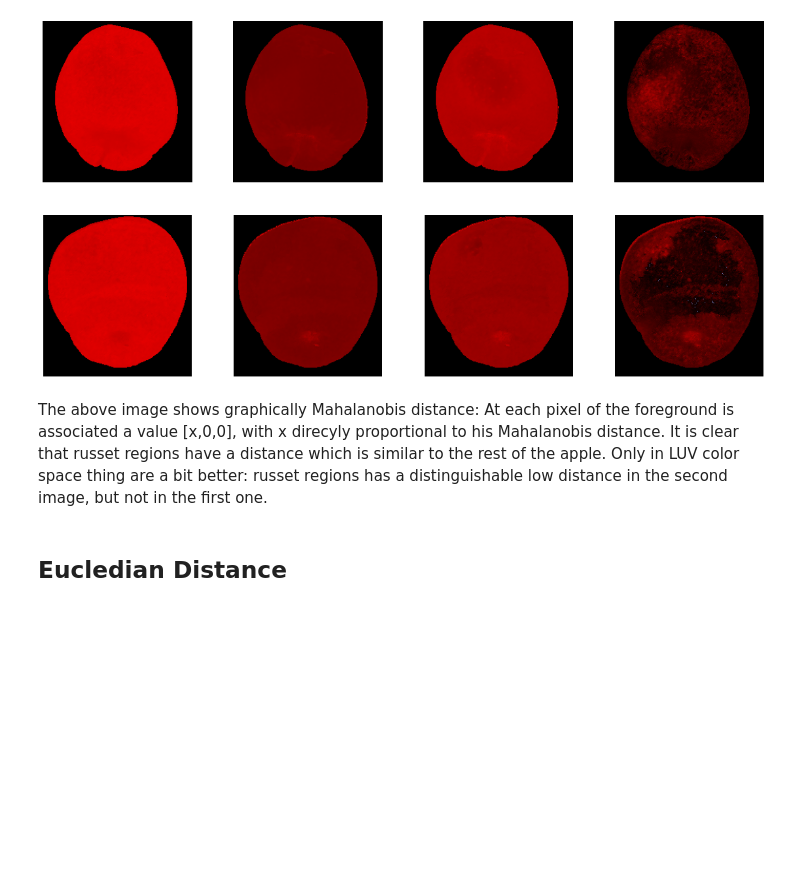
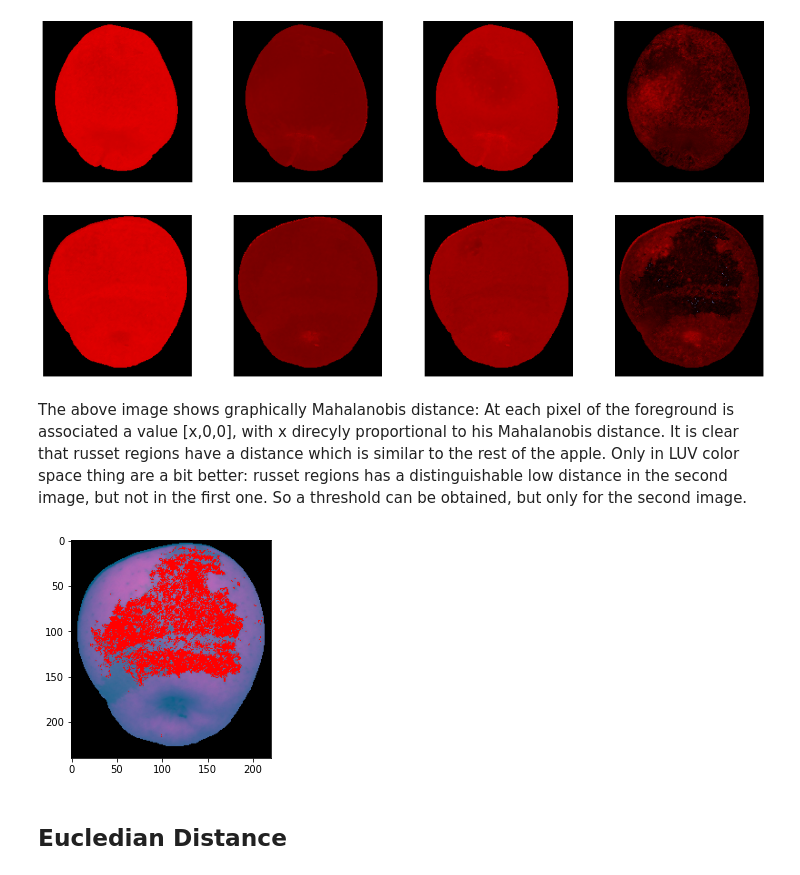
Before and after one commit to valentinaboriano/Computer-Vision, a Jupyter notebook: Failed attempts/Task_2.ipynb, the cells around one changed output. Cells and saved outputs as stored; diff of their text form; code cells hidden in the pictures; blank space fills up the shorter version.

Commit message:
Show results of thresholding

```diff
--- a/Failed attempts/Task_2.ipynb
+++ b/Failed attempts/Task_2.ipynb
@@ -201,7 +201,23 @@ plt.show()
 [figure]
 # %% [markdown]
 The above image shows graphically Mahalanobis distance: At each pixel of the foreground is associated a value \[x,0,0\], with x direcyly proportional to his Mahalanobis distance. It is clear that russet regions have a distance which is similar to the rest of the apple.
-Only in LUV color space thing are a bit better: russet regions has a distinguishable low distance in the second image, but not in the first one.
+Only in LUV color space thing are a bit better: russet regions has a distinguishable low distance in the second image, but not in the first one. So a threshold can be obtained, but only for the second image.
+# %%
+img = np.copy(colored_images[1][3])
+m, n, _ = img.shape
+mahala = mahalas[1][3]
+l = len(mahala)
+c = 0
+for j in range(m):
+    for k in range(n):
+        if (img[j,k,:] != [0,0,0]).any():
+            if (mahala[c] < 1.2):
+                img[j,k,:] = [255,0,0]
+            c += 1
+plt.imshow(img)
+plt.show()
+# %% [output]
+[figure, added]
 # %% [markdown]
 ## Eucledian Distance
 # %%
```
